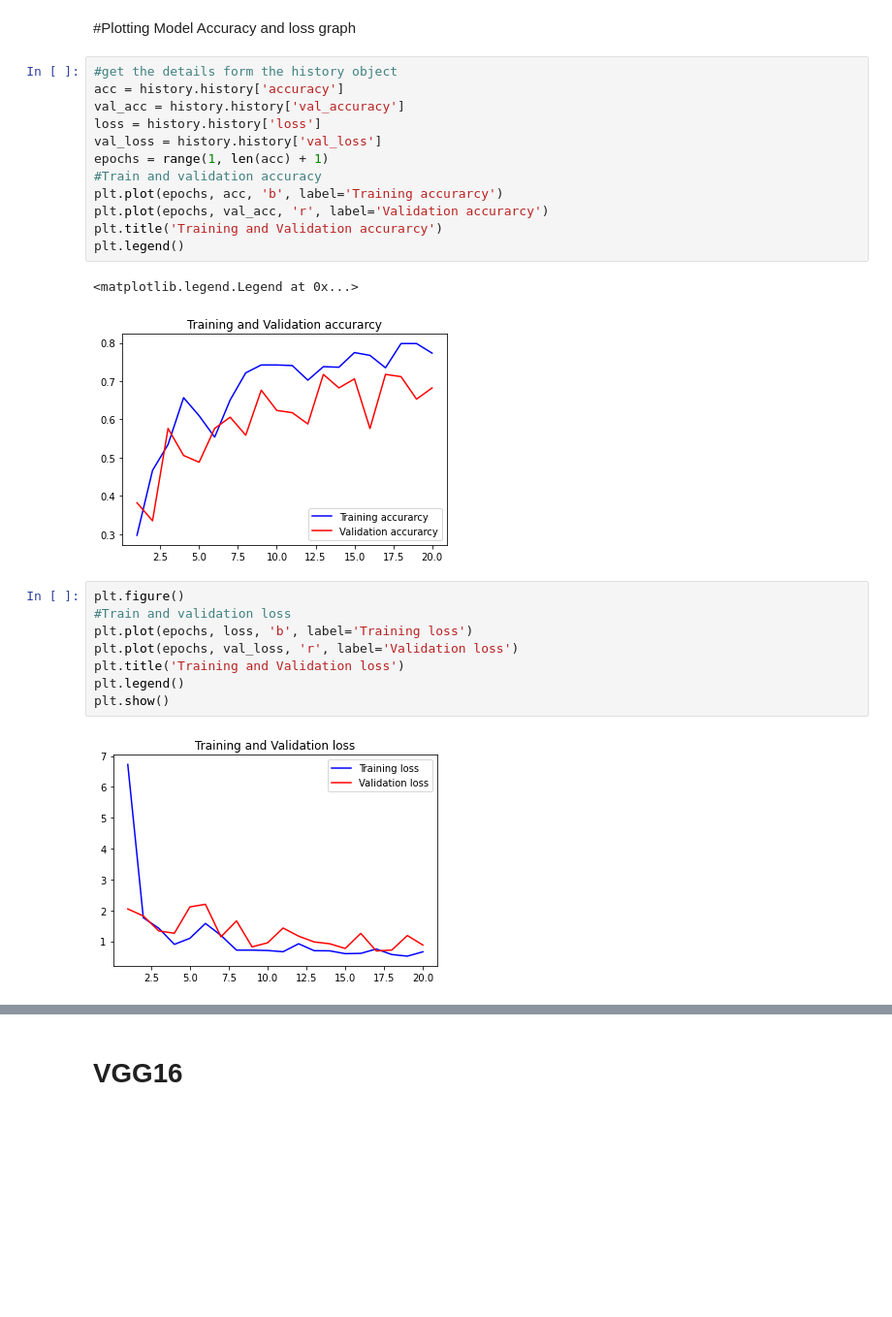
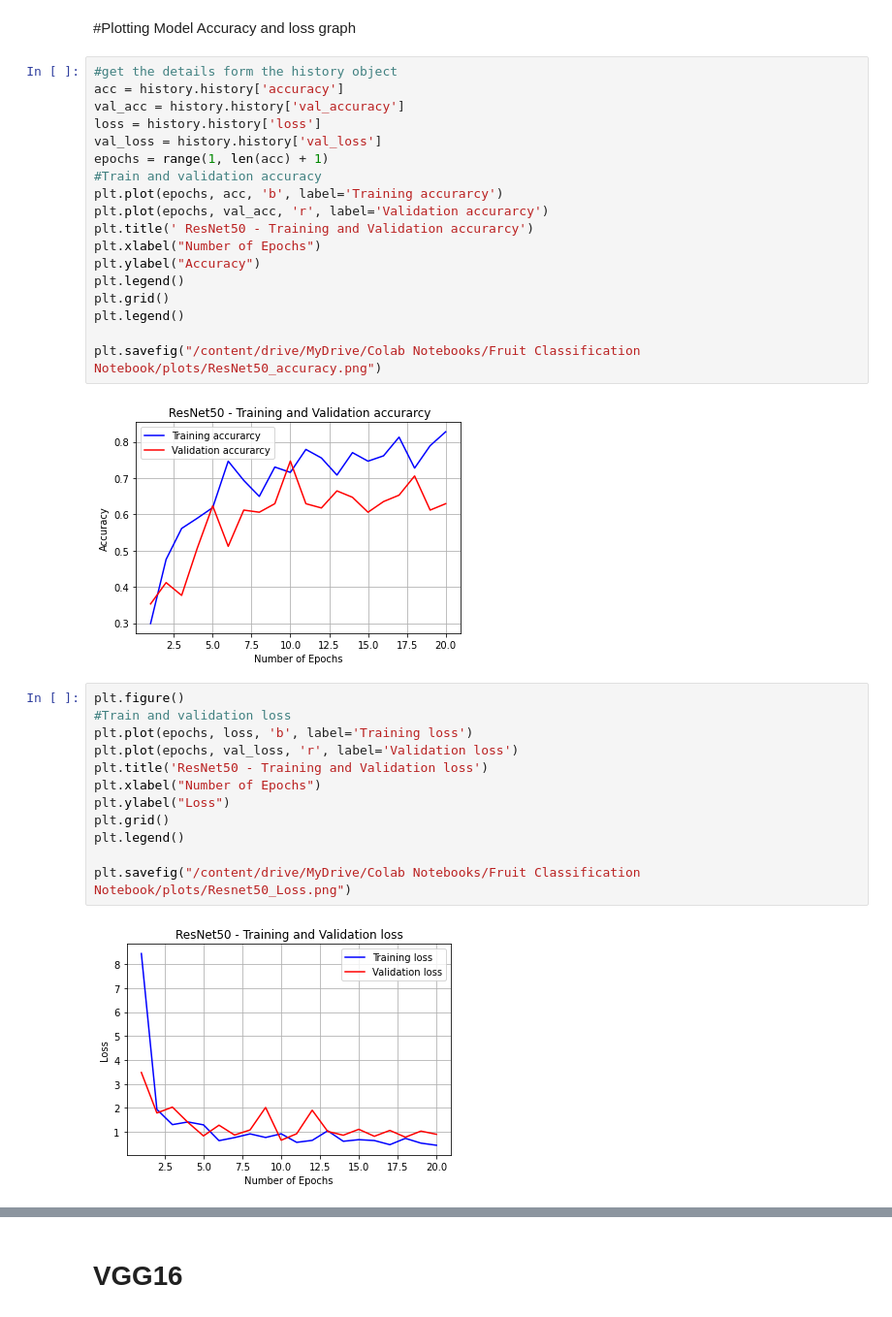
Before and after one commit to KalyanMohanty/Fruit_Classification, a Jupyter notebook: Fruit_Classification_Paper.ipynb, the cells around one changed output, grey strips where cells are left out. Shown: that part at 97% size. Cells and saved outputs as stored; diff of their text form; blank space fills up the shorter version.

```diff
--- a/Fruit_Classification_Paper.ipynb
+++ b/Fruit_Classification_Paper.ipynb
@@ -251,25 +401,34 @@ Epoch 20/20
 # %%
 #get the details form the history object
 acc = history.history['accuracy']
 val_acc = history.history['val_accuracy']
 loss = history.history['loss']
 val_loss = history.history['val_loss']
 epochs = range(1, len(acc) + 1)
 #Train and validation accuracy
 plt.plot(epochs, acc, 'b', label='Training accurarcy')
 plt.plot(epochs, val_acc, 'r', label='Validation accurarcy')
-plt.title('Training and Validation accurarcy')
+plt.title(' ResNet50 - Training and Validation accurarcy')
+plt.xlabel("Number of Epochs")
+plt.ylabel("Accuracy")
 plt.legend()
+plt.grid()
+plt.legend()
+
+plt.savefig("/content/drive/MyDrive/Colab Notebooks/Fruit Classification Notebook/plots/ResNet50_accuracy.png")
 # %% [output]
-<matplotlib.legend.Legend at 0x...>
-[figure, old version]
+[figure, new version]
 # %%
 plt.figure()
 #Train and validation loss
 plt.plot(epochs, loss, 'b', label='Training loss')
 plt.plot(epochs, val_loss, 'r', label='Validation loss')
-plt.title('Training and Validation loss')
+plt.title('ResNet50 - Training and Validation loss')
+plt.xlabel("Number of Epochs")
+plt.ylabel("Loss")
+plt.grid()
 plt.legend()
-plt.show()
+
+plt.savefig("/content/drive/MyDrive/Colab Notebooks/Fruit Classification Notebook/plots/Resnet50_Loss.png")
 # %% [output]
-[figure, old version]
+[figure, new version]
```
Also changed, not shown: parts of 33 cells of this notebook.
